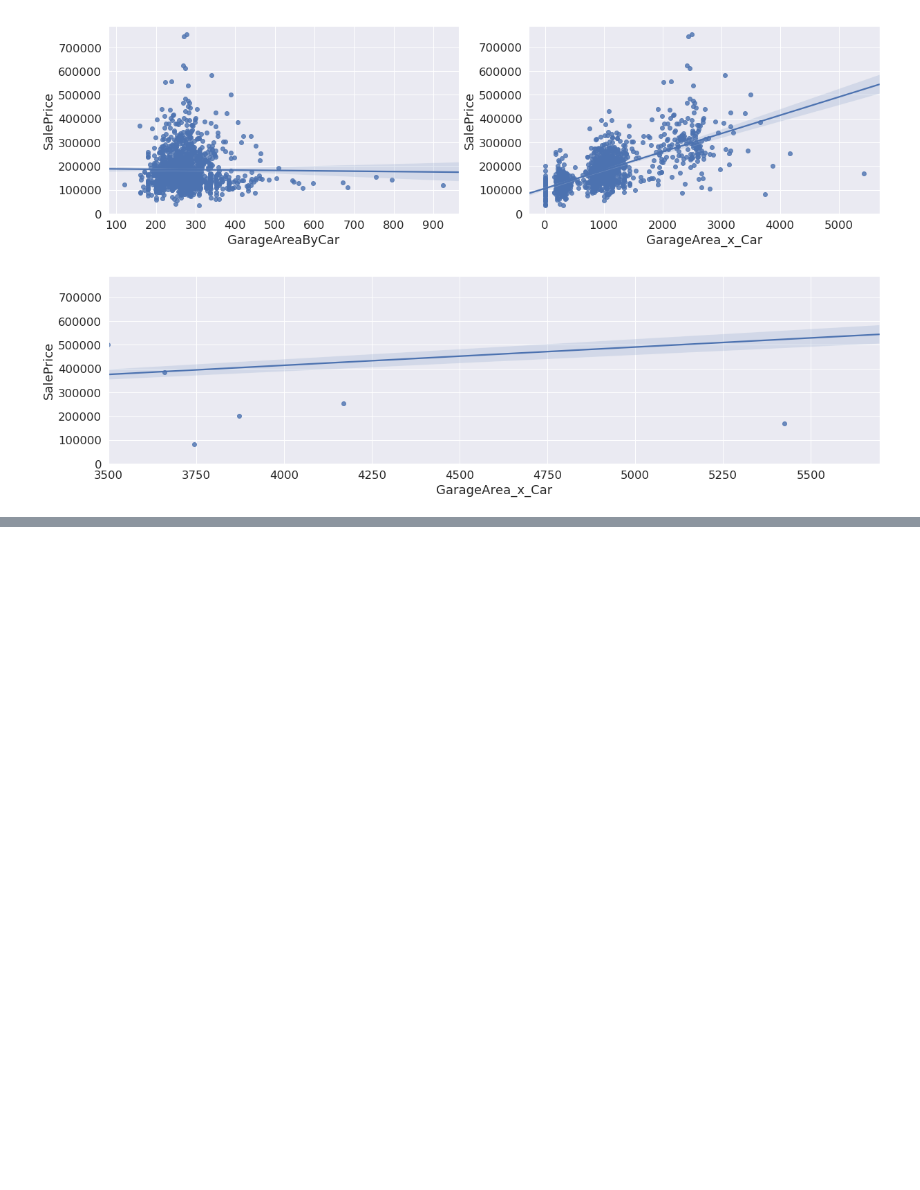
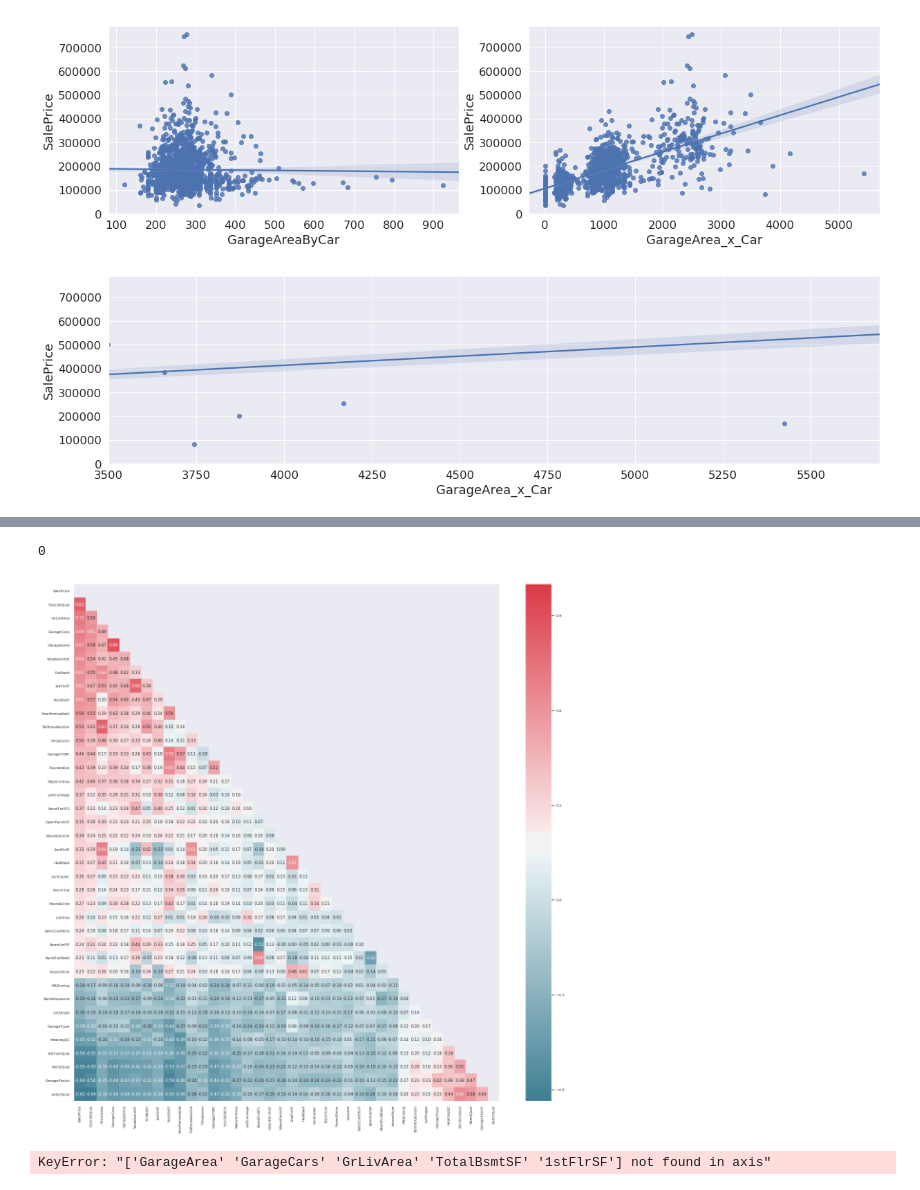
Before and after one commit to sofiawangy/Housing-prices, a Jupyter notebook: script2.ipynb, the cells around one changed output, grey strips where cells are left out. Cells and saved outputs as stored; diff of their text form; code cells hidden in the pictures; blank space fills up the shorter version.

```diff
--- a/script2.ipynb
+++ b/script2.ipynb
@@ -213,7 +331,10 @@ Name: GarageFinish, dtype: int64
+# %%
+lotmean = data.groupby('Neighborhood').LotFrontage.mean()
+data.loc[data.LotFrontage.isnull(), ['LotFrontage']] = data.loc[data.LotFrontage.isnull(), ['Neighborhood', 'LotFrontage']].apply(lambda x: lotmean[x.Neighborhood], axis=1)
 # %%
 #impute
-fill = pd.Series([x_train1[c].value_counts().index[0]
-            if c in cat else x_train1[c].mean() for c in x_train1],
-            index=x_train1.columns)
+fill = pd.Series([data[c].value_counts().index[0]
+            if c in cat else data[c].mean() for c in data],
+            index=data.columns)
 
-x_train1 = x_train1.fillna(fill)
+data = data.fillna(fill)
@@ -237,0 +361,28 @@ dtype: object
+# %%
+sum(data.isnull().sum())
+# %% [output]
+0
+# %%
+cont = cont + ['MoSold', 'YearBuilt', 'OverallCond', 'MSSubClass', 'YearRemodAdd', 'GarageYrBlt', 'YrSold']
+cat = list(set(data.columns) - set(cont))
+# %%
+le = LabelEncoder()
+
+for i in cat:
+    data[i] = le.fit_transform(data[i])
+# %%
+train = data.loc[data.SalePrice > 0]
+corr = train.corr()
+corr_cols = corr[abs(corr.SalePrice) > 0.2].SalePrice.sort_values(ascending=False).keys()
+top_corr = corr.loc[corr_cols, corr_cols]
+dropSelf = np.zeros_like(top_corr)
+dropSelf[np.triu_indices_from(dropSelf)] = True
+plt.figure(figsize=(20, 20))
+sns.heatmap(top_corr, cmap=sns.diverging_palette(220, 10, as_cmap=True), annot=True, fmt=".2f", mask=dropSelf)
+sns.set(font_scale=1)
+# %% [output]
+[figure, added]
+# %%
+data = data.drop(['GarageArea', 'GarageCars', 'GrLivArea', 'TotalBsmtSF', '1stFlrSF', 'poolQual'], axis =1)
+# %% [output]
+KeyError: "['GarageArea' 'GarageCars' 'GrLivArea' 'TotalBsmtSF' '1stFlrSF'] not found in axis"
```
Also changed, not shown: parts of 17 cells of this notebook, 2 other files.
